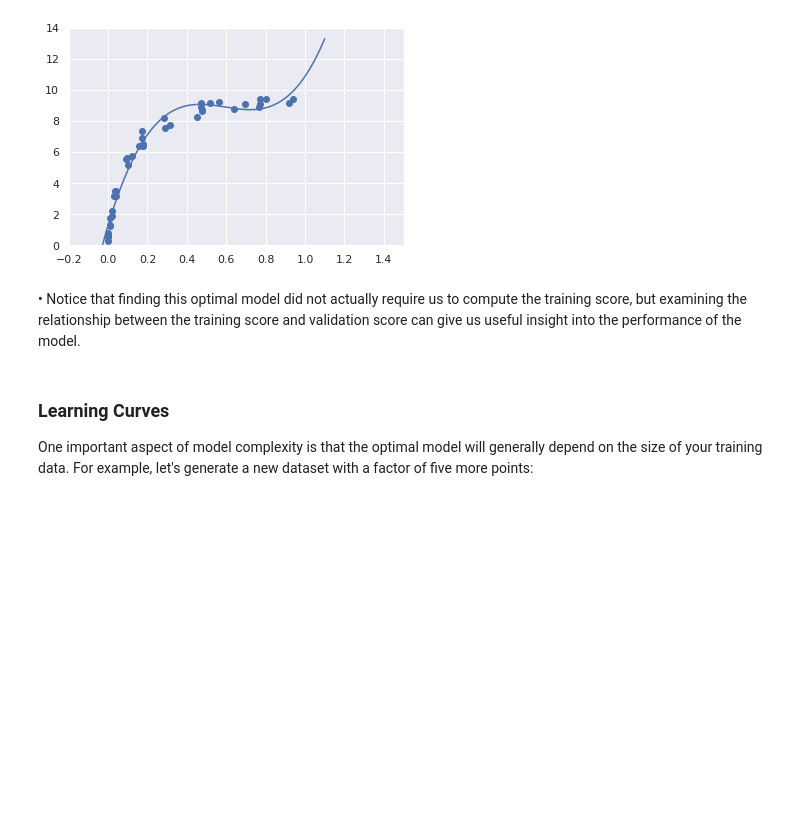
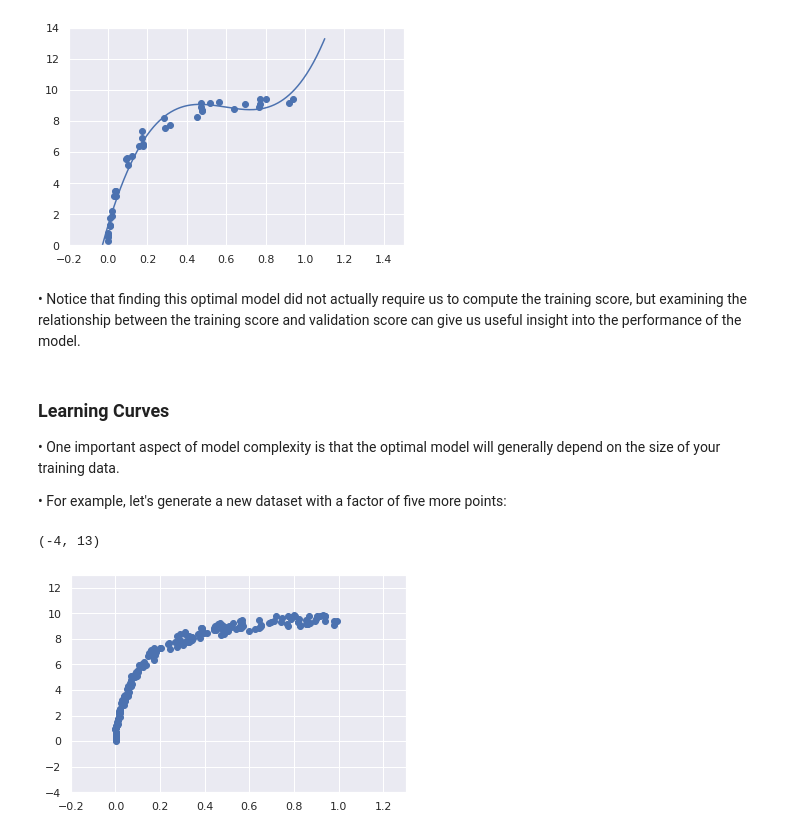
Before and after one commit to rajesh1994/python_excercise_programiz, a Jupyter notebook: python/12_scikit_learn/2. Hyperparameters and Model Validation.ipynb, the cells around one changed output. Drawn from its saved outputs; the diff is of its cells as text; code cells hidden in the pictures; blank space fills up the shorter version.

Commit message:
2. Hyperparameters and Model Validation.ipynb - Modified

```diff
--- a/python/12_scikit_learn/2. Hyperparameters and Model Validation.ipynb
+++ b/python/12_scikit_learn/2. Hyperparameters and Model Validation.ipynb
@@ -263,5 +263,14 @@ plt.ylim(0, 14)
 # %% [markdown]
 ### Learning Curves
 
-One important aspect of model complexity is that the optimal model will generally depend on the size of your training data.
-For example, let's generate a new dataset with a factor of five more points:
+• One important aspect of model complexity is that the optimal model will generally depend on the size of your training data.
+
+• For example, let's generate a new dataset with a factor of five more points:
+# %%
+X2, y2 = make_data(200)
+plt.scatter(X2.ravel(), y2)
+plt.xlim(-0.2, 1.3)
+plt.ylim(-4, 13)
+# %% [output]
+(-4, 13)
+[figure, added]
```
Also changed, not shown: parts of 7 cells of this notebook.
